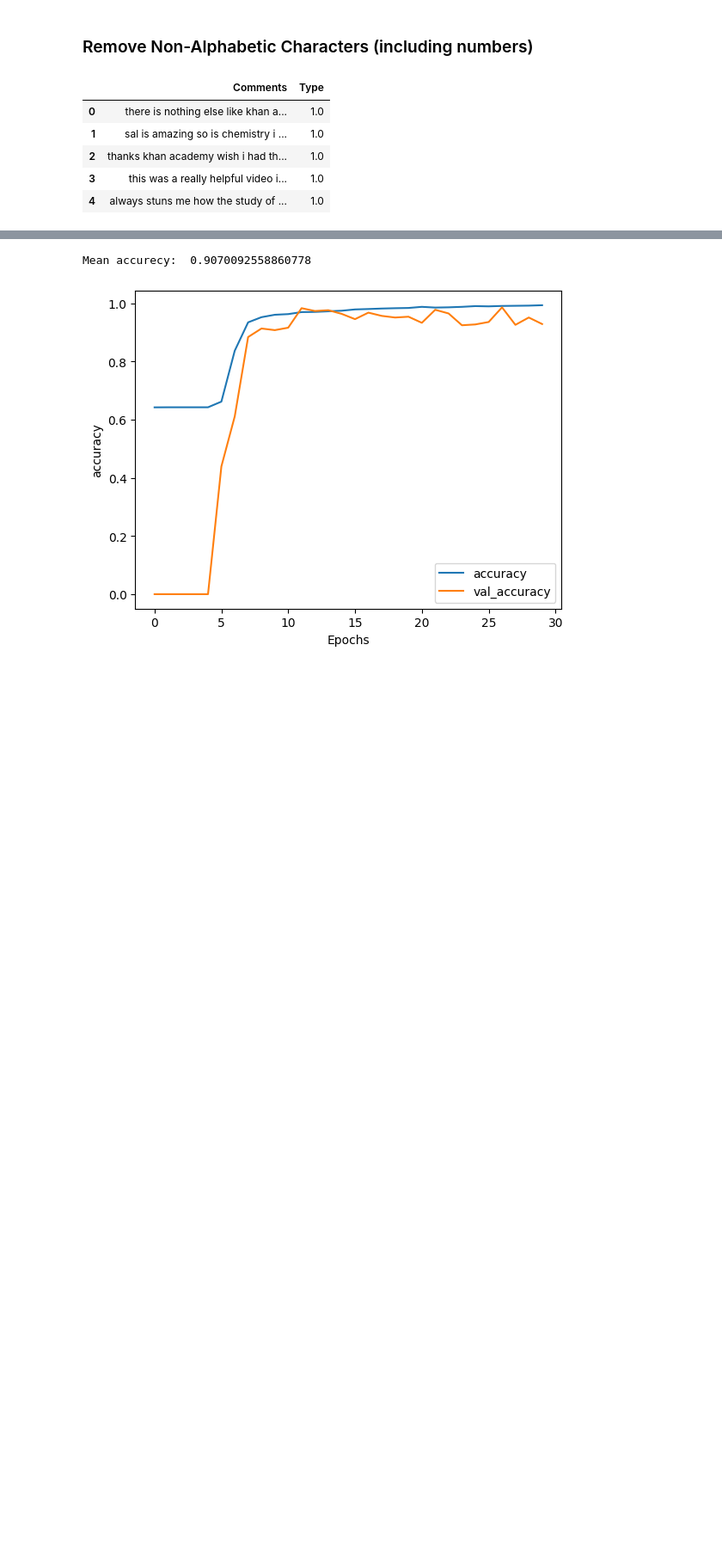
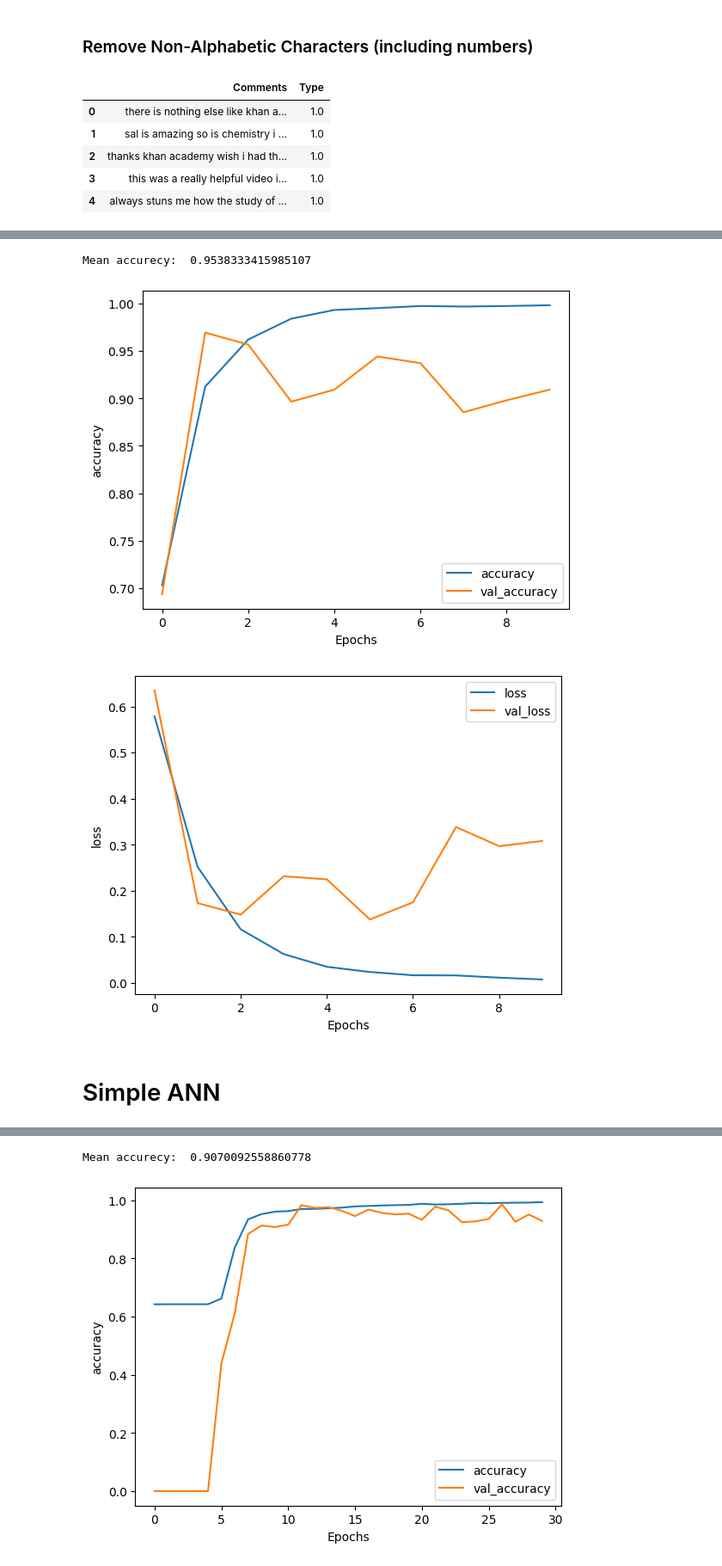
Before and after one commit to RafsanJany-44/Snake_ARC, a Jupyter notebook: NLP_1/Neg_Pos_Sentiment_Analysis.ipynb, the cells around one changed output, grey strips where cells are left out. Shown at 86% size. Drawn from its saved outputs; the diff is of its cells as text; code cells hidden in the pictures; blank space fills up the shorter version.

```diff
--- a/NLP_1/Neg_Pos_Sentiment_Analysis.ipynb
+++ b/NLP_1/Neg_Pos_Sentiment_Analysis.ipynb
@@ -206,0 +220,17 @@ Epoch 30/30
+# %%
+import keras
+from keras.layers import Embedding, LSTM, Dense
+from keras.models import Sequential
+
+bi_lstm_model = keras.Sequential([
+    keras.layers.Embedding(vocab_size, embedding_dim, input_length=max_length),
+    keras.layers.Bidirectional(keras.layers.LSTM(64)),
+    keras.layers.Dense(24, activation='relu'),
+    keras.layers.Dense(1, activation='sigmoid')
+])
+# compile model
+bi_lstm_model.compile(loss='binary_crossentropy',
+              optimizer='adam',
+              metrics=['accuracy'])
+# model summary
+bi_lstm_model.summary()
@@ -206,0 +256,3 @@ Epoch 30/30
+# %%
+num_epochs = 10
+history = bi_lstm_model.fit(training_padded, training_labels, epochs=num_epochs, validation_data=(testing_padded, testing_labels), verbose=2)
@@ -206,0 +280,24 @@ Epoch 30/30
+# %%
+from statistics import mean
+print("Mean accurecy: ",mean(list(history.history['accuracy'])))
+# %% [output]
+Mean accurecy:  0.9538333415985107
+# %%
+import matplotlib.pyplot as plt
+
+
+def plot_graphs(history, string):
+  plt.plot(history.history[string])
+  plt.plot(history.history['val_'+string])
+  plt.xlabel("Epochs")
+  plt.ylabel(string)
+  plt.legend([string, 'val_'+string])
+  plt.show()
+
+plot_graphs(history, "accuracy")
+plot_graphs(history, "loss")
+# %% [output]
+[figure, added]
+[figure, added]
+# %% [markdown]
+# Simple ANN
```
Also changed, not shown: parts of 14 cells of this notebook.
